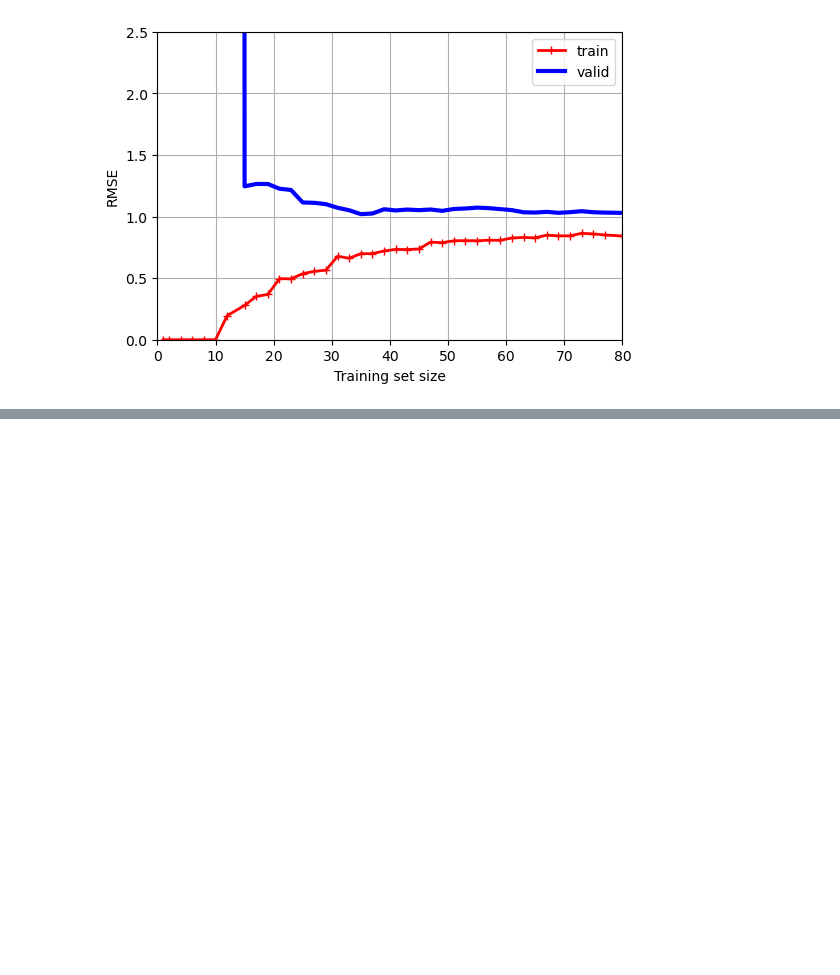
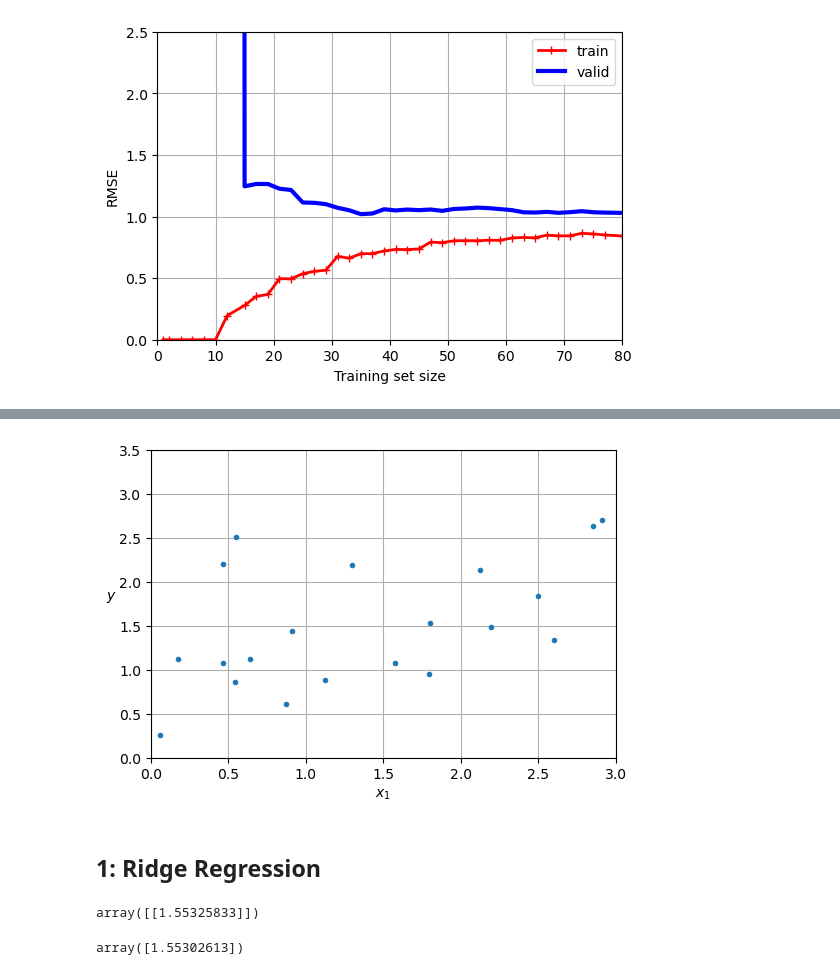
Before and after one commit to ac7407/Machine-Learning, a Jupyter notebook: Week4/HW4a-AndrewChou.ipynb, the cells around one changed output, grey strips where cells are left out. Saved outputs shown, nothing was run; the diff lists cells and outputs as text; code cells hidden in the pictures; blank space fills up the shorter version.

Commit message:
Add regularized linear models, logistic regression, softmax regression

```diff
--- a/Week4/HW4a-AndrewChou.ipynb
+++ b/Week4/HW4a-AndrewChou.ipynb
@@ -373,0 +380,36 @@ plt.show()
+# %%
+# generate a very small and noisy linear dataset
+np.random.seed(42)
+m = 20
+X = 3 * np.random.rand(m, 1)
+y = 1 + 0.5 * X + np.random.randn(m, 1) / 1.5
+X_new = np.linspace(0, 3, 100).reshape(100, 1)
+# %%
+# plot dataset that was just generated
+plt.figure(figsize=(6, 4))
+plt.plot(X, y, ".")
+plt.xlabel("$x_1$")
+plt.ylabel("$y$  ", rotation=0)
+plt.axis([0, 3, 0, 3.5])
+plt.grid()
+plt.show()
+# %% [output]
+[figure, added]
+# %% [markdown]
+## 1: Ridge Regression
+# %%
+# perform ridge regression with sklearn Ridge() function
+from sklearn.linear_model import Ridge
+ridge_reg = Ridge(alpha=0.1, solver='cholesky')
+ridge_reg.fit(X, y)
+ridge_reg.predict([[1.5]])
+# %% [output]
+array([[1.55325833]])
+# %%
+# perform ridge regression using SGD
+sgd_reg = SGDRegressor(penalty="l2", alpha=0.1 / m, tol=None,
+                       max_iter=1000, eta0=0.01, random_state=42)
+sgd_reg.fit(X, y.ravel())  # y.ravel() because fit() expects 1D targets
+sgd_reg.predict([[1.5]])
+# %% [output]
+array([1.55302613])
```
Also changed, not shown: parts of 35 cells of this notebook.
